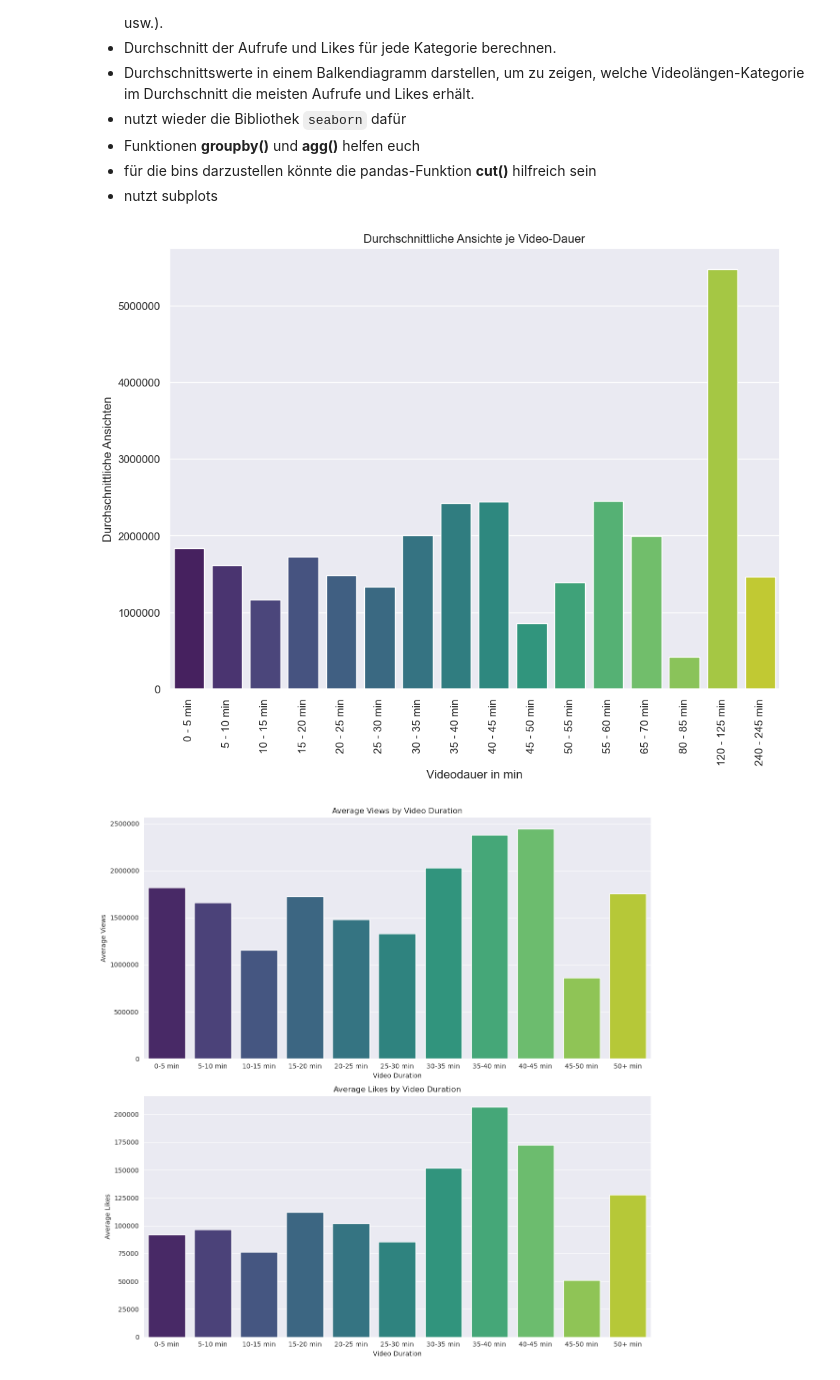
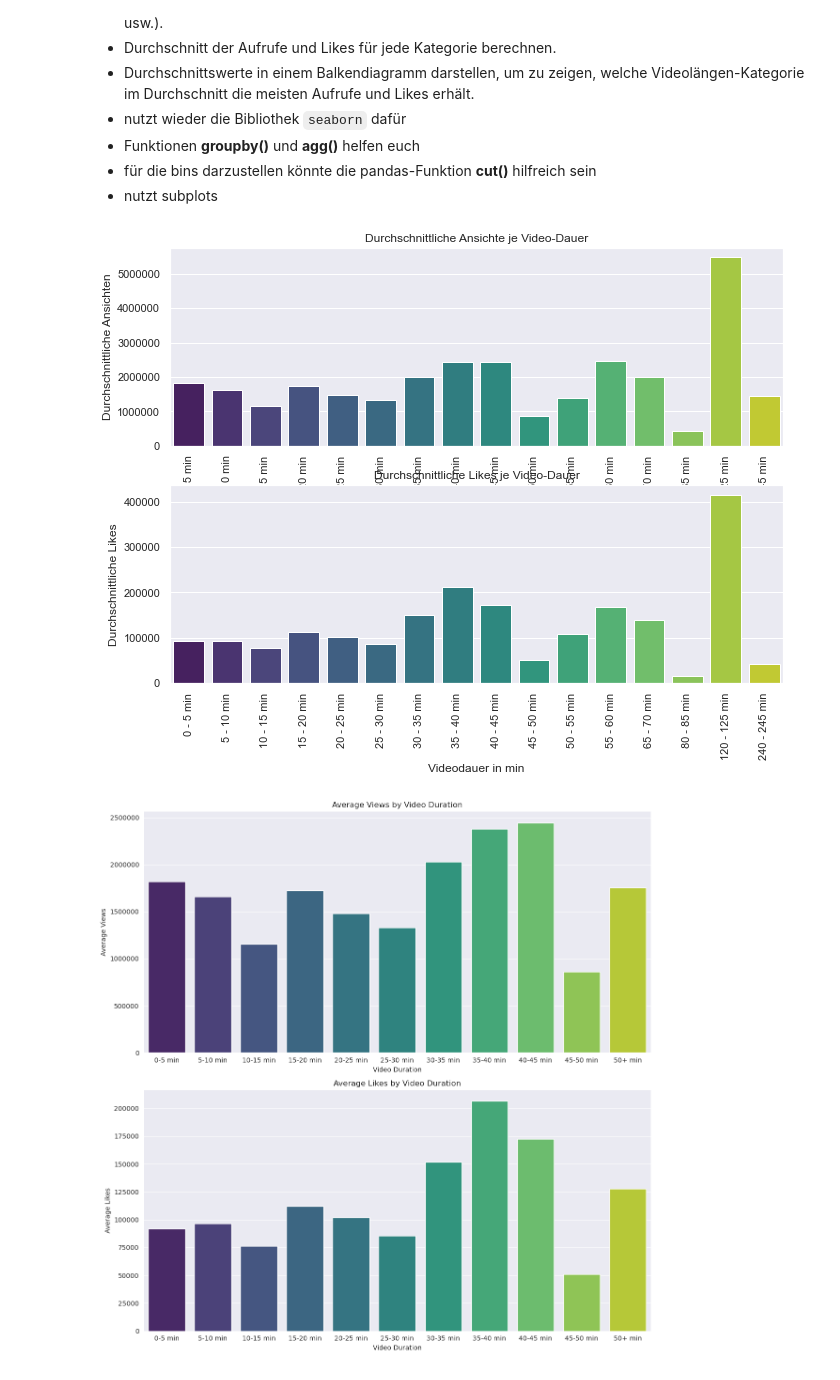
Before and after one commit to CmdLari/Data-Science-Praktikum, a Jupyter notebook: 01_Datenanalyse_Aufgaben.ipynb, the cells around one changed output. Cells and saved outputs as stored; diff of their text form; code cells hidden in the pictures.

```diff
--- a/01_Datenanalyse_Aufgaben.ipynb
+++ b/01_Datenanalyse_Aufgaben.ipynb
@@ -581,38 +581,52 @@ gaming_data['duration_class']= pd.cut(x=gaming_data.duration_in_min,bins=duratio
 
 # Definiere eine Aggregat-Funktion, wende sie aber noch nicht an,auf der spalte views_cleaned und mittelwert.
 videoDurchschnittAgg = pd.NamedAgg(column='views_cleaned',aggfunc="mean")
+videoDurchschnittAgg2 = pd.NamedAgg(column='likes_cleaned',aggfunc="mean")
 
 # Erzeuge eine neue DataSeries as dem Dataframe
 # Gruppiere nach den Duration Klasses,
 # wende auf die spalte views_cleand die Mittelwertbildung an,
 # sortiere die Datenserie nach den Duration_classes aufsteigen (kruze videos zu erste.)
-videos_per_duration = gaming_data.groupby('duration_class').agg(meanViews=videoDurchschnittAgg).sort_values(by='duration_class',ascending=True)
+videos_per_duration = gaming_data.groupby('duration_class').agg(meanViews=videoDurchschnittAgg,meanLikes=videoDurchschnittAgg2).sort_values(by='duration_class',ascending=True)
 
 # leere Zeilen fallen lassen
 videos_per_duration = videos_per_duration.dropna()
 
 #print(videos_per_duration)
 
 # weil seaborn dumm ist wie huntermeter feldweg, muss man die Kategorien nochmal überarbeiten
 intvals=[]
 for cat in videos_per_duration.index:
     z=""+str(cat.left)+" - "+str(cat.right)+" min" #join(cat.left," - ",cat.right," min")
     intvals.append(z)
 
 #print(intvals)
 
-sns.set(rc={'figure.figsize':(11,8)}) # Definiere die Größe des Diagramms.
+plt.figure(figsize=(11,8))
+plt.subplot(2,1,1)
+
+#sns.set(rc={'figure.figsize':(11,8)}) # Definiere die Größe des Diagramms.
 
 # Dumm wie huntermeter feldweg...
 #sns.barplot(x=videos_per_duration.index,y=videos_per_duration.meanViews,palette="viridis") # Erzeuge das Diagramm
 ax = sns.barplot(x=intvals,y=videos_per_duration.meanViews,palette="viridis")# Erzeuge das Diagramm
 ax.set_title('Durchschnittliche Ansichte je Video-Dauer')
 ax.set_xlabel('Videodauer in min')
 ax.set_ylabel('Durchschnittliche Ansichten')
 plt.xticks(rotation=90) # Achsenbeschriftung drehen
 plt.ticklabel_format(axis='y',style='plain') # die AchenBeschriftung in 'normalerweise' langer darstellung ausschreiben
+
+plt.subplot(2,1,2)
+ax = sns.barplot(x=intvals,y=videos_per_duration.meanLikes,palette="viridis")# Erzeuge das Diagramm
+ax.set_title('Durchschnittliche Likes je Video-Dauer')
+ax.set_xlabel('Videodauer in min')
+ax.set_ylabel('Durchschnittliche Likes')
+plt.xticks(rotation=90) # Achsenbeschriftung drehen
+plt.ticklabel_format(axis='y',style='plain') # die AchenBeschriftung in 'normalerweise' langer darstellung ausschreiben
+
+plt.tight_layout()
 # %% [output]
-[figure, old version]
+[figure, new version]
 # %%
 ### hier nichts ausführen, sonst verschwindet der Output.
 # %% [output]
```
Also changed, not shown: parts of 1 cell of this notebook.
